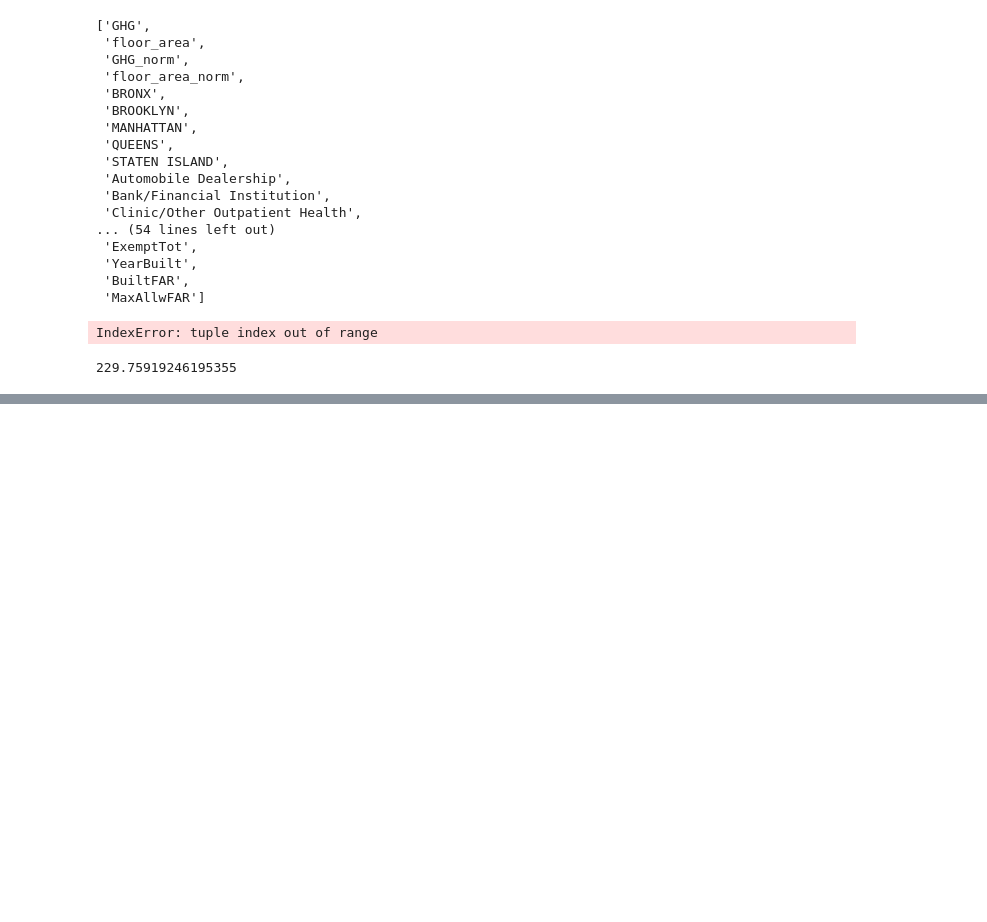
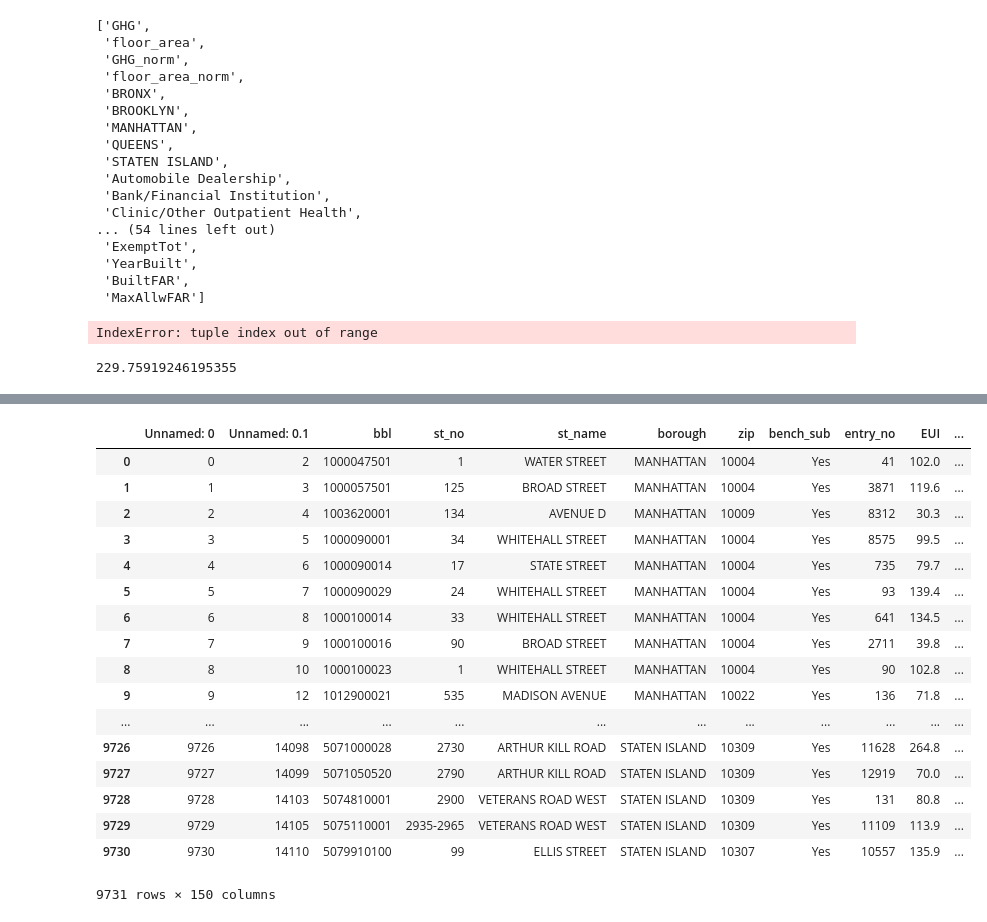
Before and after one commit to theolove/ga_project1_tlove, a Jupyter notebook: projects/Project 2/Project_2_tlove.ipynb, the cells around one changed output, grey strips where cells are left out. Drawn from its saved outputs; the diff is of its cells as text; code cells hidden in the pictures; blank space fills up the shorter version.

```diff
--- a/projects/Project 2/Project_2_tlove.ipynb
+++ b/projects/Project 2/Project_2_tlove.ipynb
@@ -333,0 +336,21 @@ plt.show()
+# %%
+bd[feathj\]
+# %% [output]
+|  | Unnamed: 0 | Unnamed: 0.1 | bbl | st_no | st_name | borough | zip | bench_sub | entry_no | EUI | ... |
+| 0 | 0 | 2 | 1000047501 | 1 | WATER STREET | MANHATTAN | 10004 | Yes | 41 | 102.0 | ... |
+| 1 | 1 | 3 | 1000057501 | 125 | BROAD STREET | MANHATTAN | 10004 | Yes | 3871 | 119.6 | ... |
+| 2 | 2 | 4 | 1003620001 | 134 | AVENUE D | MANHATTAN | 10009 | Yes | 8312 | 30.3 | ... |
+| 3 | 3 | 5 | 1000090001 | 34 | WHITEHALL STREET | MANHATTAN | 10004 | Yes | 8575 | 99.5 | ... |
+| 4 | 4 | 6 | 1000090014 | 17 | STATE STREET | MANHATTAN | 10004 | Yes | 735 | 79.7 | ... |
+| 5 | 5 | 7 | 1000090029 | 24 | WHITEHALL STREET | MANHATTAN | 10004 | Yes | 93 | 139.4 | ... |
+| 6 | 6 | 8 | 1000100014 | 33 | WHITEHALL STREET | MANHATTAN | 10004 | Yes | 641 | 134.5 | ... |
+| 7 | 7 | 9 | 1000100016 | 90 | BROAD STREET | MANHATTAN | 10004 | Yes | 2711 | 39.8 | ... |
+| 8 | 8 | 10 | 1000100023 | 1 | WHITEHALL STREET | MANHATTAN | 10004 | Yes | 90 | 102.8 | ... |
+| 9 | 9 | 12 | 1012900021 | 535 | MADISON AVENUE | MANHATTAN | 10022 | Yes | 136 | 71.8 | ... |
+| ... | ... | ... | ... | ... | ... | ... | ... | ... | ... | ... | ... |
+| 9726 | 9726 | 14098 | 5071000028 | 2730 | ARTHUR KILL ROAD | STATEN ISLAND | 10309 | Yes | 11628 | 264.8 | ... |
+| 9727 | 9727 | 14099 | 5071050520 | 2790 | ARTHUR KILL ROAD | STATEN ISLAND | 10309 | Yes | 12919 | 70.0 | ... |
+| 9728 | 9728 | 14103 | 5074810001 | 2900 | VETERANS ROAD WEST | STATEN ISLAND | 10309 | Yes | 131 | 80.8 | ... |
+| 9729 | 9729 | 14105 | 5075110001 | 2935-2965 | VETERANS ROAD WEST | STATEN ISLAND | 10309 | Yes | 11109 | 113.9 | ... |
+| 9730 | 9730 | 14110 | 5079910100 | 99 | ELLIS STREET | STATEN ISLAND | 10307 | Yes | 10557 | 135.9 | ... |
+9731 rows × 150 columns
```
Also changed, not shown: parts of 11 cells of this notebook, 1 other file.
